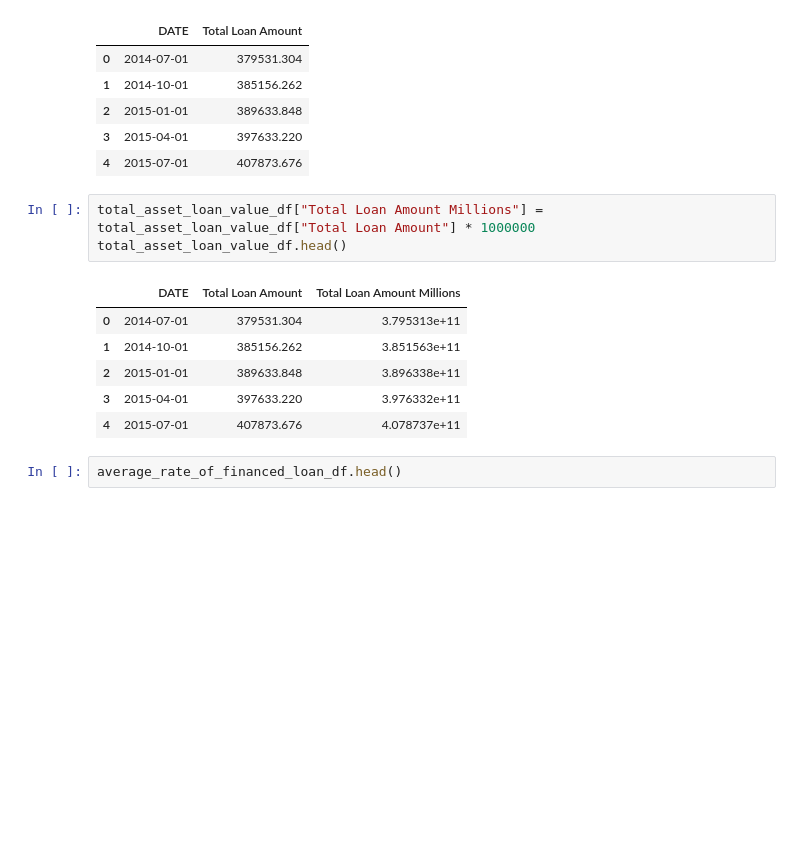
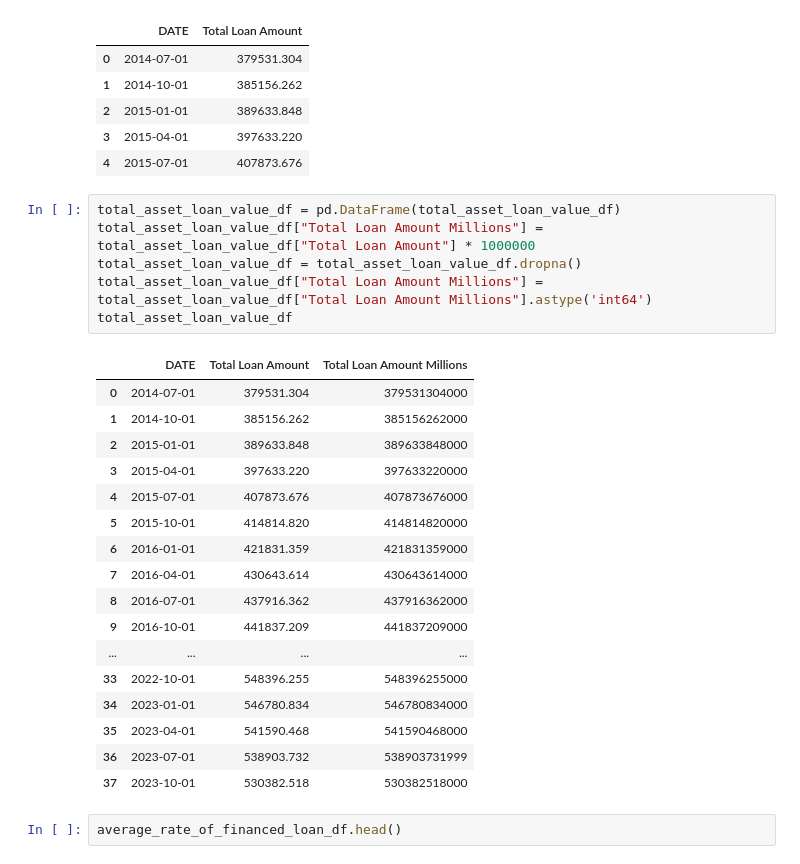
Before and after one commit to Jagar513/project_1_bootcamp, a Jupyter notebook: Automotive Loan Starter Code.ipynb, the cells around one changed output. Saved outputs shown, nothing was run; the diff lists cells and outputs as text; blank space fills up the shorter version.

```diff
--- a/Automotive Loan Starter Code.ipynb
+++ b/Automotive Loan Starter Code.ipynb
@@ -34,15 +39,29 @@ total_asset_loan_value_df.head()
 | 3 | 2015-04-01 | 397633.220 |
 | 4 | 2015-07-01 | 407873.676 |
 # %%
+total_asset_loan_value_df = pd.DataFrame(total_asset_loan_value_df)
 total_asset_loan_value_df["Total Loan Amount Millions"] = total_asset_loan_value_df["Total Loan Amount"] * 1000000
-total_asset_loan_value_df.head()
+total_asset_loan_value_df = total_asset_loan_value_df.dropna()
+total_asset_loan_value_df["Total Loan Amount Millions"] = total_asset_loan_value_df["Total Loan Amount Millions"].astype('int64')
+total_asset_loan_value_df
 # %% [output]
 |  | DATE | Total Loan Amount | Total Loan Amount Millions |
-| 0 | 2014-07-01 | 379531.304 | 3.795313e+11 |
-| 1 | 2014-10-01 | 385156.262 | 3.851563e+11 |
-| 2 | 2015-01-01 | 389633.848 | 3.896338e+11 |
-| 3 | 2015-04-01 | 397633.220 | 3.976332e+11 |
-| 4 | 2015-07-01 | 407873.676 | 4.078737e+11 |
+| 0 | 2014-07-01 | 379531.304 | 379531304000 |
+| 1 | 2014-10-01 | 385156.262 | 385156262000 |
+| 2 | 2015-01-01 | 389633.848 | 389633848000 |
+| 3 | 2015-04-01 | 397633.220 | 397633220000 |
+| 4 | 2015-07-01 | 407873.676 | 407873676000 |
+| 5 | 2015-10-01 | 414814.820 | 414814820000 |
+| 6 | 2016-01-01 | 421831.359 | 421831359000 |
+| 7 | 2016-04-01 | 430643.614 | 430643614000 |
+| 8 | 2016-07-01 | 437916.362 | 437916362000 |
+| 9 | 2016-10-01 | 441837.209 | 441837209000 |
+| ... | ... | ... | ... |
+| 33 | 2022-10-01 | 548396.255 | 548396255000 |
+| 34 | 2023-01-01 | 546780.834 | 546780834000 |
+| 35 | 2023-04-01 | 541590.468 | 541590468000 |
+| 36 | 2023-07-01 | 538903.732 | 538903731999 |
+| 37 | 2023-10-01 | 530382.518 | 530382518000 |
 # %%
 average_rate_of_financed_loan_df.head()
 # %% [output]
```
Also changed, not shown: parts of 12 cells of this notebook.
